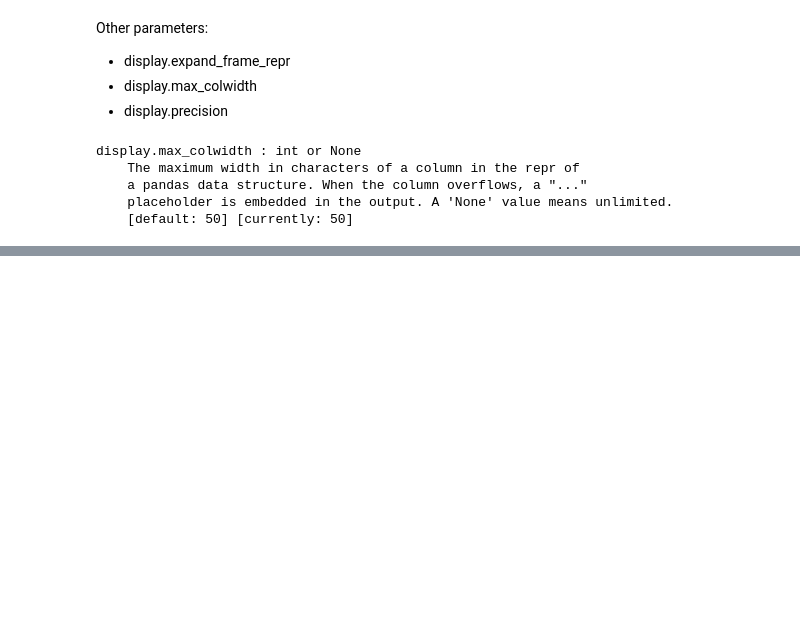
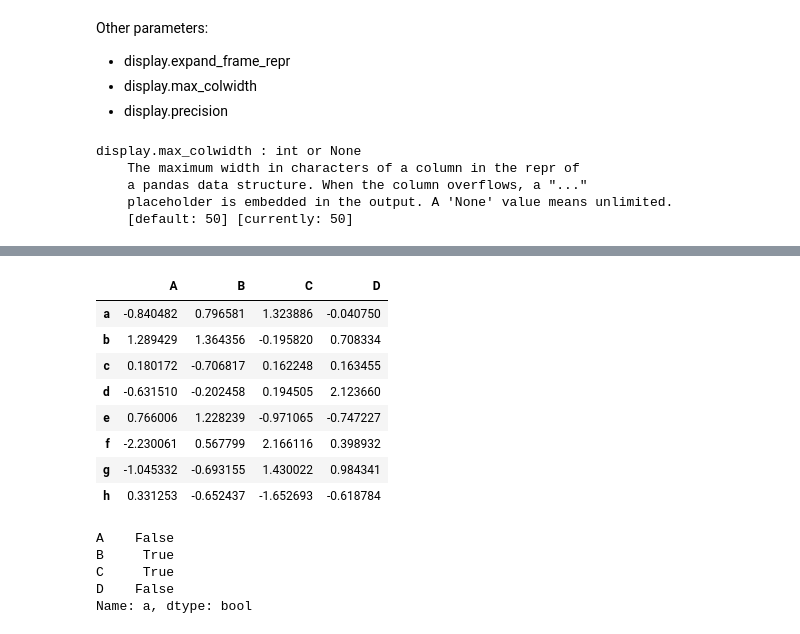
Before and after one commit to karenacorn99/data-science-cheatcheets, a Jupyter notebook: pandas.ipynb, the cells around one changed output, grey strips where cells are left out. Saved outputs shown, nothing was run; the diff lists cells and outputs as text; code cells hidden in the pictures; blank space fills up the shorter version.

```diff
--- a/pandas.ipynb
+++ b/pandas.ipynb
@@ -1112,0 +1163,20 @@ display.max_colwidth : int or None
+# %%
+df.loc[:, 'A':'D']
+# %% [output]
+|  | A | B | C | D |
+| a | -0.840482 | 0.796581 | 1.323886 | -0.040750 |
+| b | 1.289429 | 1.364356 | -0.195820 | 0.708334 |
+| c | 0.180172 | -0.706817 | 0.162248 | 0.163455 |
+| d | -0.631510 | -0.202458 | 0.194505 | 2.123660 |
+| e | 0.766006 | 1.228239 | -0.971065 | -0.747227 |
+| f | -2.230061 | 0.567799 | 2.166116 | 0.398932 |
+| g | -1.045332 | -0.693155 | 1.430022 | 0.984341 |
+| h | 0.331253 | -0.652437 | -1.652693 | -0.618784 |
+# %%
+df.loc['a'] > 0
+# %% [output]
+A    False
+B     True
+C     True
+D    False
+Name: a, dtype: bool
```
Also changed, not shown: parts of 8 cells of this notebook.
